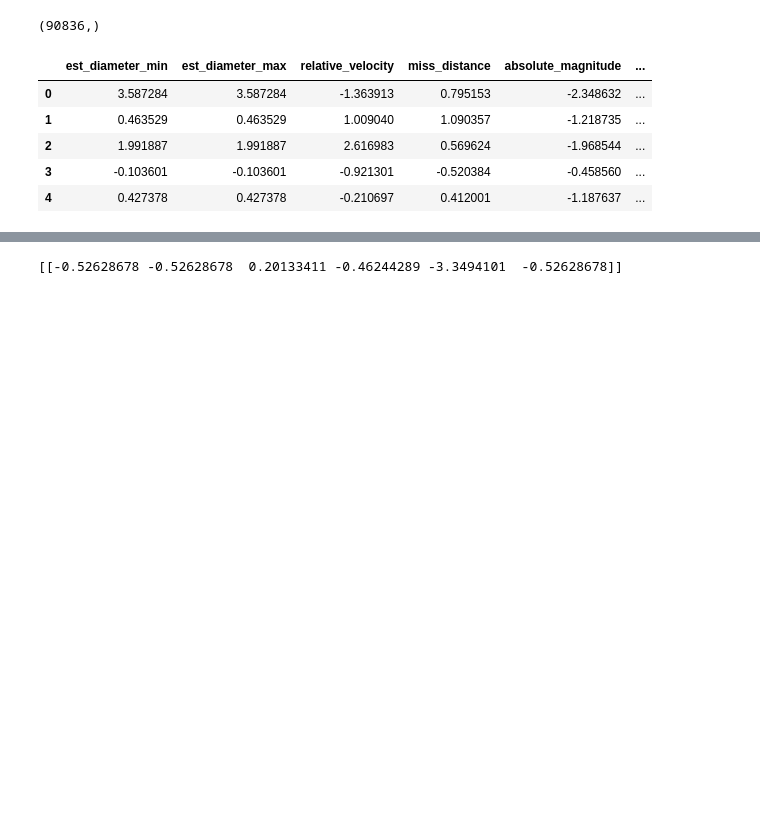
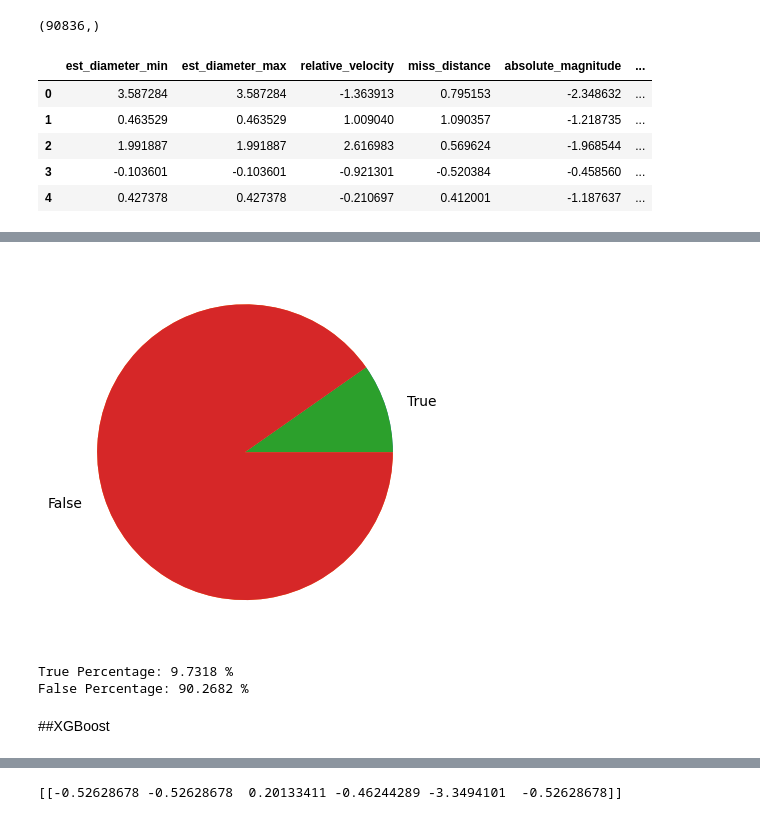
Before and after one commit to munawarali93/NASA---Near-Earth-Objects, a Jupyter notebook: NASA_near_earth_objects.ipynb, the cells around one changed output, grey strips where cells are left out. Drawn from its saved outputs; the diff is of its cells as text; code cells hidden in the pictures; blank space fills up the shorter version.

```diff
--- a/NASA_near_earth_objects.ipynb
+++ b/NASA_near_earth_objects.ipynb
@@ -101,0 +127,16 @@ X_train, X_test, y_train, y_test = train_test_split(X, y, train_size=0.8, random
+# %%
+names='True', 'False',
+t = y.sum()
+f = len(y) - t
+values=[t,f]
+plt.pie(values)
+plt.pie(values, labels=names, labeldistance=1.15);
+plt.show()
+print("True Percentage:", round(t/len(y)*100, 4), "%")
+print("False Percentage:", round(f/len(y)*100, 4), "%")
+# %% [output]
+[figure, added]
+True Percentage: 9.7318 %
+False Percentage: 90.2682 %
+# %% [markdown]
+##XGBoost
```
Also changed, not shown: parts of 27 cells of this notebook.
